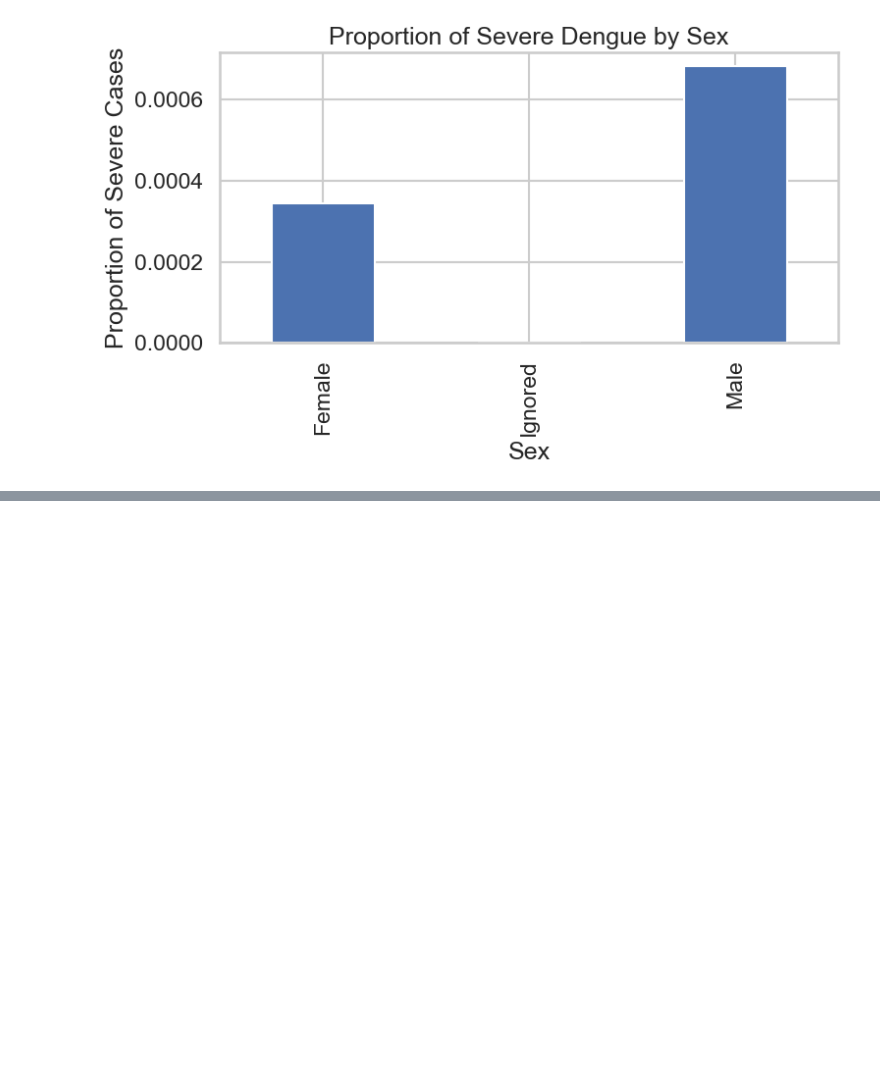
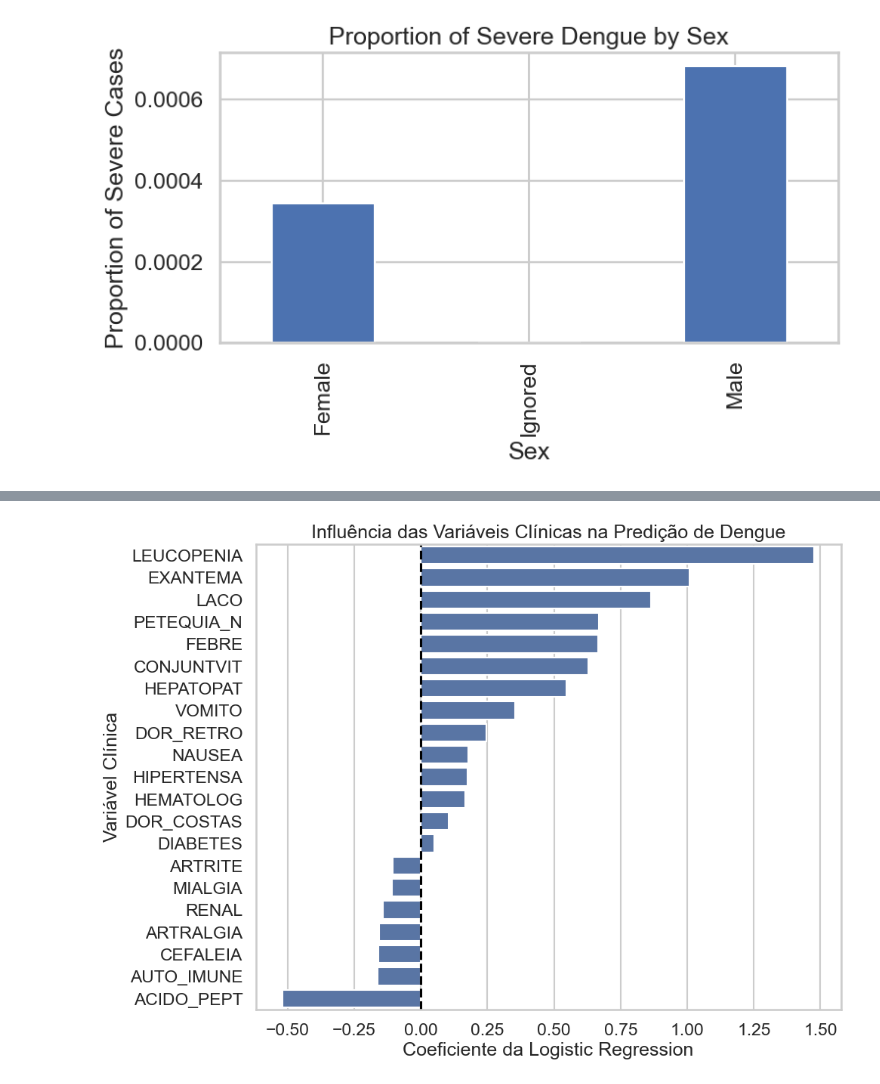
Before and after one commit to Tassio-Sales/predictive-modeling-dengue-campina-grande, a Jupyter notebook: src/load_and_clean.ipynb, the cells around one changed output, grey strips where cells are left out. Drawn from its saved outputs; the diff is of its cells as text; code cells hidden in the pictures; blank space fills up the shorter version.

```diff
--- a/src/load_and_clean.ipynb
+++ b/src/load_and_clean.ipynb
@@ -1837,0 +1931,4 @@ Name: DENGUE_SEVERE_FLAG, dtype: float64
+# %%
+X = model_df[clinical_columns]
+
+y = model_df["TARGET_DENGUE"]
@@ -1837,0 +2040,12 @@ Name: DENGUE_SEVERE_FLAG, dtype: float64
+# %%
+coef_df = pd.DataFrame({
+    "feature": clinical_columns,
+    "coefficient": model.coef_[0]
+})
+
+coef_df = coef_df.sort_values(
+    "coefficient",
+    ascending=False
+)
+
+coef_df
@@ -1837,0 +2070,18 @@ Name: DENGUE_SEVERE_FLAG, dtype: float64
+# %%
+plt.figure(figsize=(10, 8))
+
+sns.barplot(
+    data=coef_df,
+    x="coefficient",
+    y="feature"
+)
+
+plt.axvline(0, color="black", linestyle="--")
+
+plt.title("Influência das Variáveis Clínicas na Predição de Dengue")
+plt.xlabel("Coeficiente da Logistic Regression")
+plt.ylabel("Variável Clínica")
+
+plt.show()
+# %% [output]
+[figure, added]
```
Also changed, not shown: parts of 102 cells of this notebook.
